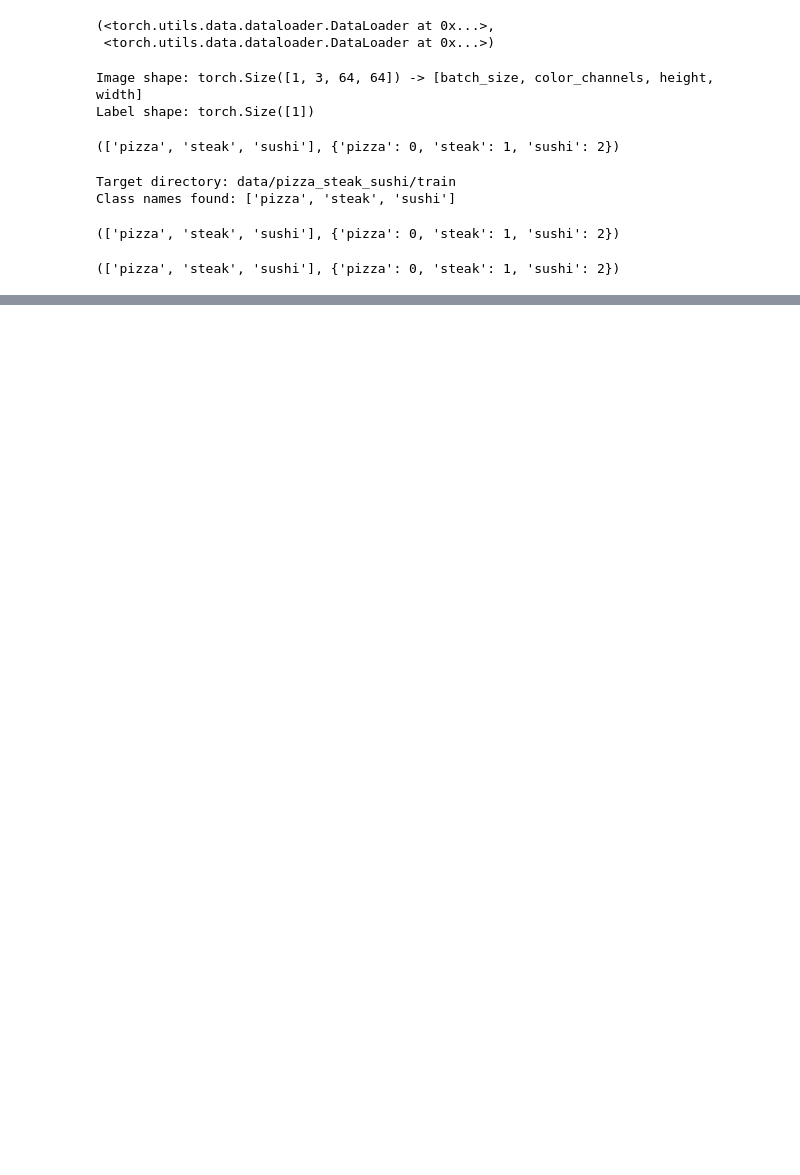
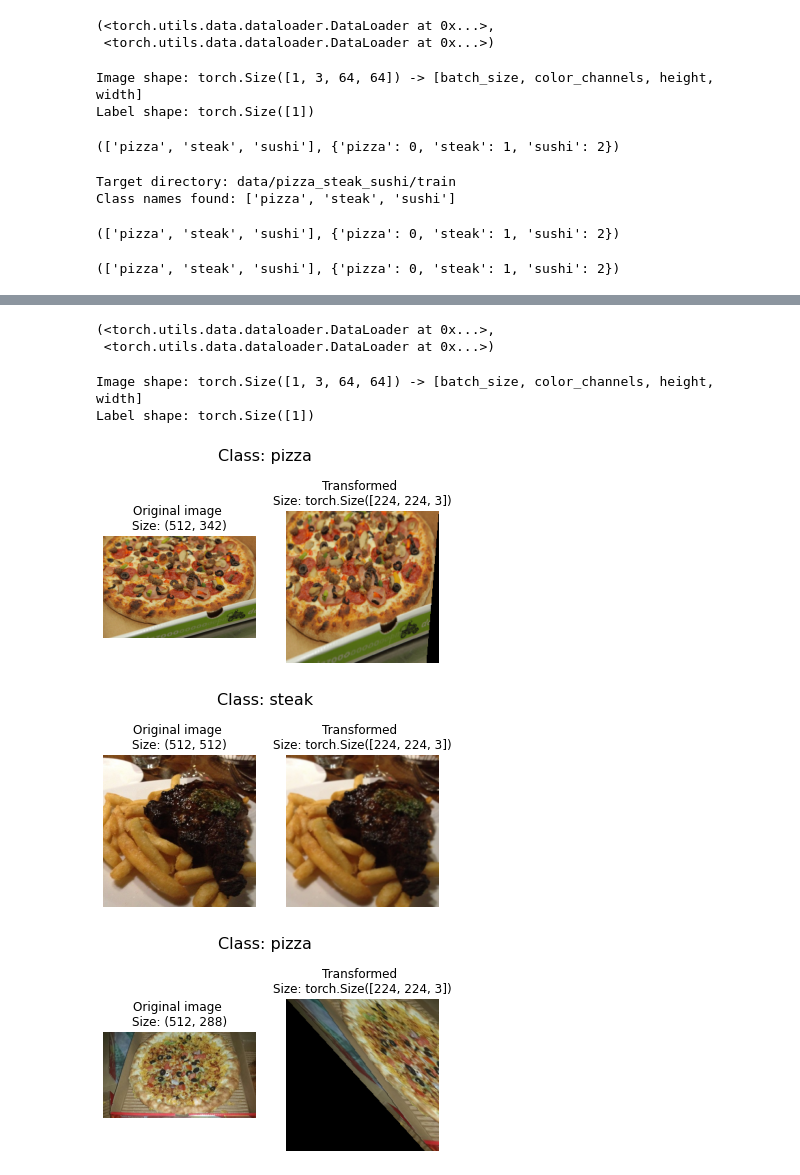
Before and after one commit to Kritarth384/pytorch_learn, a Jupyter notebook: pytorch_custom_dataset.ipynb, the cells around one changed output, grey strips where cells are left out. Cells and saved outputs as stored; diff of their text form; code cells hidden in the pictures; blank space fills up the shorter version.

```diff
--- a/pytorch_custom_dataset.ipynb
+++ b/pytorch_custom_dataset.ipynb
@@ -364,0 +457,56 @@ class ImageFolderCustom(Dataset):
+# %%
+# Turn train and test custom Dataset's into DataLoader's
+from torch.utils.data import DataLoader
+train_dataloader_custom = DataLoader(dataset=train_data_custom, # use custom created train Dataset
+                                     batch_size=1, # how many samples per batch?
+                                     num_workers=0, # how many subprocesses to use for data loading? (higher = more)
+                                     shuffle=True) # shuffle the data?
+
+test_dataloader_custom = DataLoader(dataset=test_data_custom, # use custom created test Dataset
+                                    batch_size=1,
+                                    num_workers=0,
+                                    shuffle=False) # don't usually need to shuffle testing data
+
+train_dataloader_custom, test_dataloader_custom
+# %% [output]
+(<torch.utils.data.dataloader.DataLoader at 0x...>,
+ <torch.utils.data.dataloader.DataLoader at 0x...>)
+# %%
+# Get image and label from custom DataLoader
+img_custom, label_custom = next(iter(train_dataloader_custom))
+
+# Batch size will now be 1, try changing the batch_size parameter above and see what happens
+print(f"Image shape: {img_custom.shape} -> [batch_size, color_channels, height, width]")
+print(f"Label shape: {label_custom.shape}")
+# %% [output]
+Image shape: torch.Size([1, 3, 64, 64]) -> [batch_size, color_channels, height, width]
+Label shape: torch.Size([1])
+# %%
+from torchvision import transforms
+
+train_transforms = transforms.Compose([
+    transforms.Resize((224, 224)),
+    transforms.TrivialAugmentWide(num_magnitude_bins=25), # how intense
+    transforms.ToTensor() # use ToTensor() last to get everything between 0 & 1
+])
+
+# Don't need to perform augmentation on the test data
+test_transforms = transforms.Compose([
+    transforms.Resize((224, 224)),
+    transforms.ToTensor()
+])
+# %%
+# Get all image paths
+image_path_list = list(image_path.glob("*/*/*.jpg"))
+
+# Plot random images
+plot_transformed_images(
+    image_paths=image_path_list,
+    transform=train_transforms,
+    n=3,
+    seed=None
+)
+# %% [output]
+[figure, added]
+[figure, added]
+[figure, added]
```
Also changed, not shown: parts of 46 cells of this notebook.
